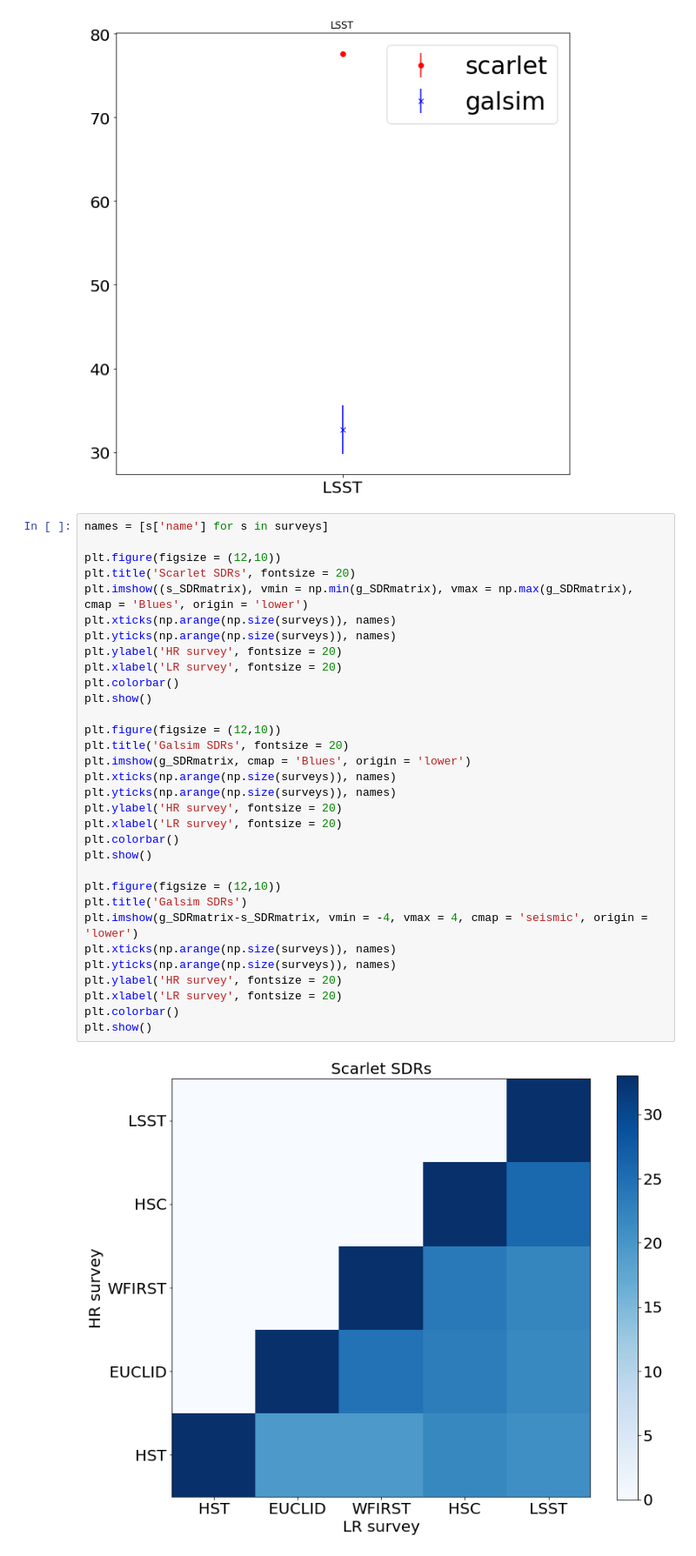
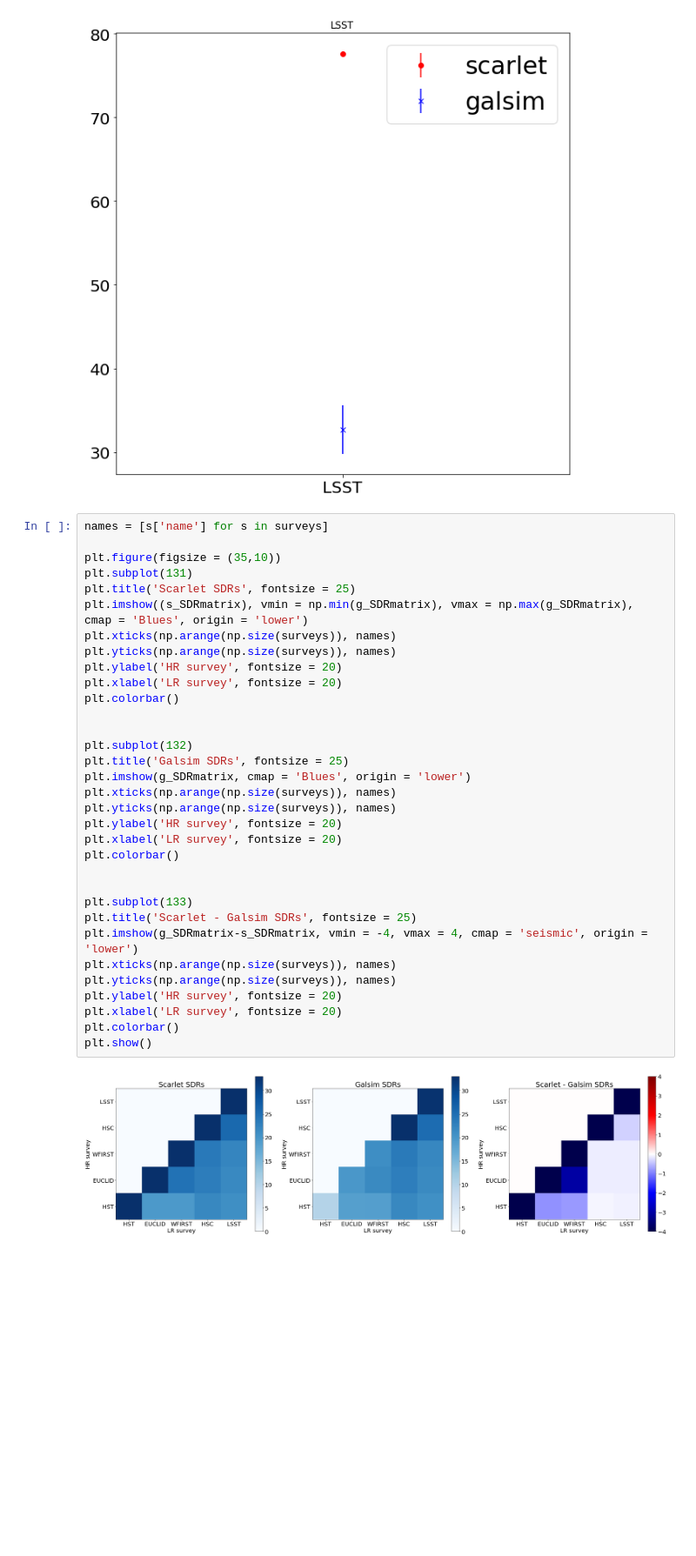
Before and after one commit to herjy/Multi_resolution_comparison, a Jupyter notebook: Reconstruction_comparison.ipynb, the cells around one changed output. Shown at 87% size. Cells and saved outputs as stored; diff of their text form; blank space fills up the shorter version.

```diff
--- a/Reconstruction_comparison.ipynb
+++ b/Reconstruction_comparison.ipynb
@@ -268,34 +268,35 @@ for e, hr in enumerate(surveys):
 # %%
 names = [s['name'] for s in surveys]
 
-plt.figure(figsize = (12,10))
-plt.title('Scarlet SDRs', fontsize = 20)
+plt.figure(figsize = (35,10))
+plt.subplot(131)
+plt.title('Scarlet SDRs', fontsize = 25)
 plt.imshow((s_SDRmatrix), vmin = np.min(g_SDRmatrix), vmax = np.max(g_SDRmatrix), cmap = 'Blues', origin = 'lower')
 plt.xticks(np.arange(np.size(surveys)), names)
 plt.yticks(np.arange(np.size(surveys)), names)
 plt.ylabel('HR survey', fontsize = 20)
 plt.xlabel('LR survey', fontsize = 20)
 plt.colorbar()
-plt.show()
 
-plt.figure(figsize = (12,10))
-plt.title('Galsim SDRs', fontsize = 20)
+
+plt.subplot(132)
+plt.title('Galsim SDRs', fontsize = 25)
 plt.imshow(g_SDRmatrix, cmap = 'Blues', origin = 'lower')
 plt.xticks(np.arange(np.size(surveys)), names)
 plt.yticks(np.arange(np.size(surveys)), names)
 plt.ylabel('HR survey', fontsize = 20)
 plt.xlabel('LR survey', fontsize = 20)
 plt.colorbar()
-plt.show()
 
-plt.figure(figsize = (12,10))
-plt.title('Galsim SDRs')
+
+plt.subplot(133)
+plt.title('Scarlet - Galsim SDRs', fontsize = 25)
 plt.imshow(g_SDRmatrix-s_SDRmatrix, vmin = -4, vmax = 4, cmap = 'seismic', origin = 'lower')
 plt.xticks(np.arange(np.size(surveys)), names)
 plt.yticks(np.arange(np.size(surveys)), names)
 plt.ylabel('HR survey', fontsize = 20)
 plt.xlabel('LR survey', fontsize = 20)
 plt.colorbar()
 plt.show()
 # %% [output]
-[figure, old version]
+[figure, new version]
```
Also changed, not shown: parts of 3 cells of this notebook, 4 other files.
